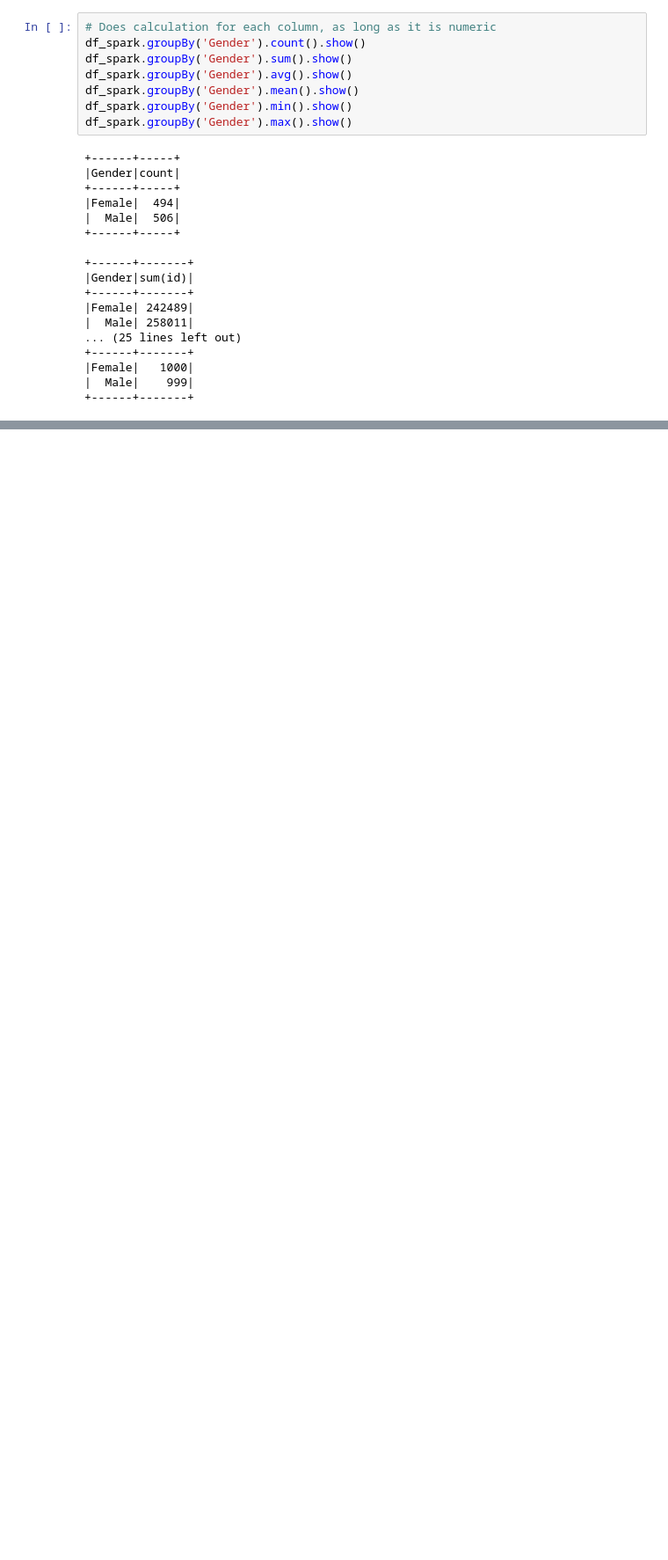
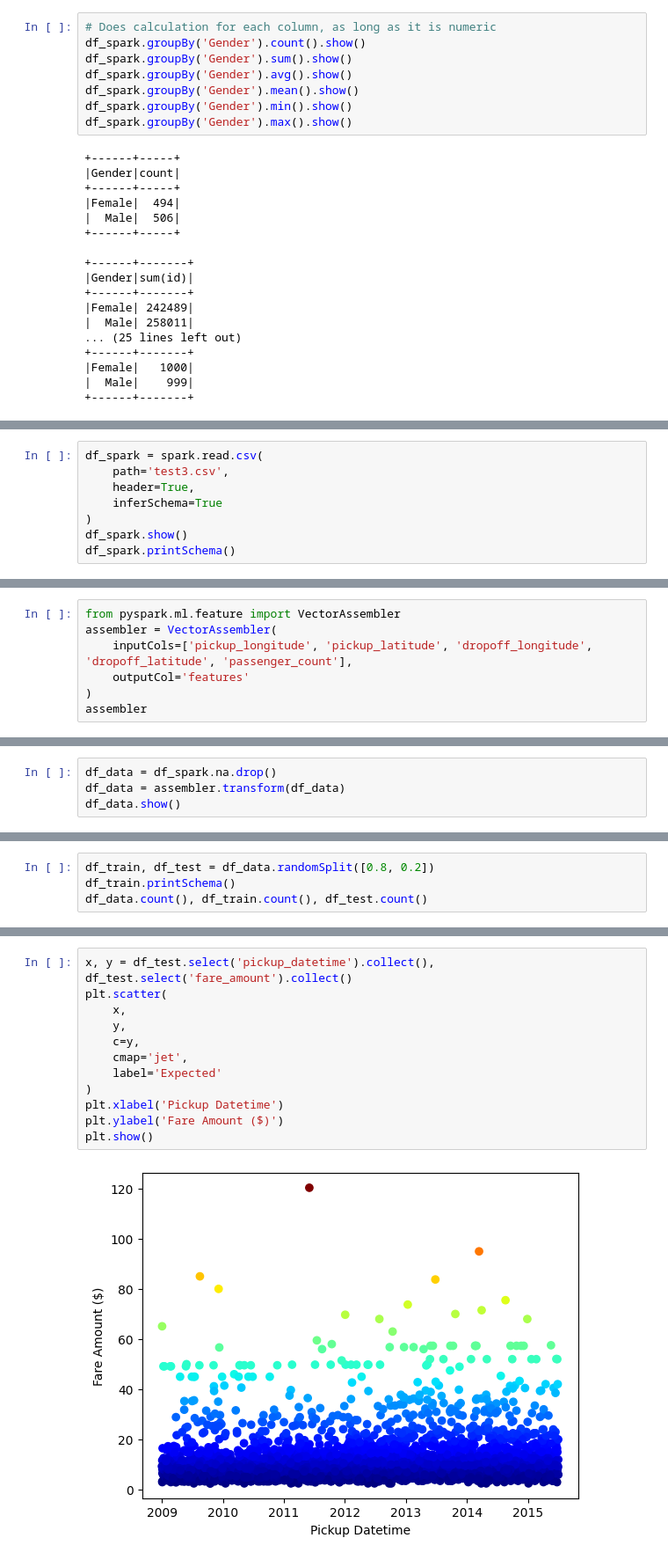
Before and after one commit to PauloUbirajara/pyspark-fcc, a Jupyter notebook: main.ipynb, the cells around one changed output, grey strips where cells are left out. Shown at 88% size. Drawn from its saved outputs; the diff is of its cells as text; blank space fills up the shorter version.

```diff
--- a/main.ipynb
+++ b/main.ipynb
@@ -366,0 +385,8 @@ df_spark.groupBy('Gender').max().show()
+# %%
+df_spark = spark.read.csv(
+    path='test3.csv',
+    header=True,
+    inferSchema=True
+)
+df_spark.show()
+df_spark.printSchema()
@@ -366,0 +427,7 @@ df_spark.groupBy('Gender').max().show()
+# %%
+from pyspark.ml.feature import VectorAssembler
+assembler = VectorAssembler(
+    inputCols=['pickup_longitude', 'pickup_latitude', 'dropoff_longitude', 'dropoff_latitude', 'passenger_count'],
+    outputCol='features'
+)
+assembler
@@ -366,0 +436,4 @@ df_spark.groupBy('Gender').max().show()
+# %%
+df_data = df_spark.na.drop()
+df_data = assembler.transform(df_data)
+df_data.show()
@@ -366,0 +460,4 @@ df_spark.groupBy('Gender').max().show()
+# %%
+df_train, df_test = df_data.randomSplit([0.8, 0.2])
+df_train.printSchema()
+df_data.count(), df_train.count(), df_test.count()
@@ -366,0 +523,14 @@ df_spark.groupBy('Gender').max().show()
+# %%
+x, y = df_test.select('pickup_datetime').collect(), df_test.select('fare_amount').collect()
+plt.scatter(
+    x,
+    y,
+    c=y,
+    cmap='jet',
+    label='Expected'
+)
+plt.xlabel('Pickup Datetime')
+plt.ylabel('Fare Amount ($)')
+plt.show()
+# %% [output]
+[figure, added]
```
Also changed, not shown: parts of 27 cells of this notebook.
